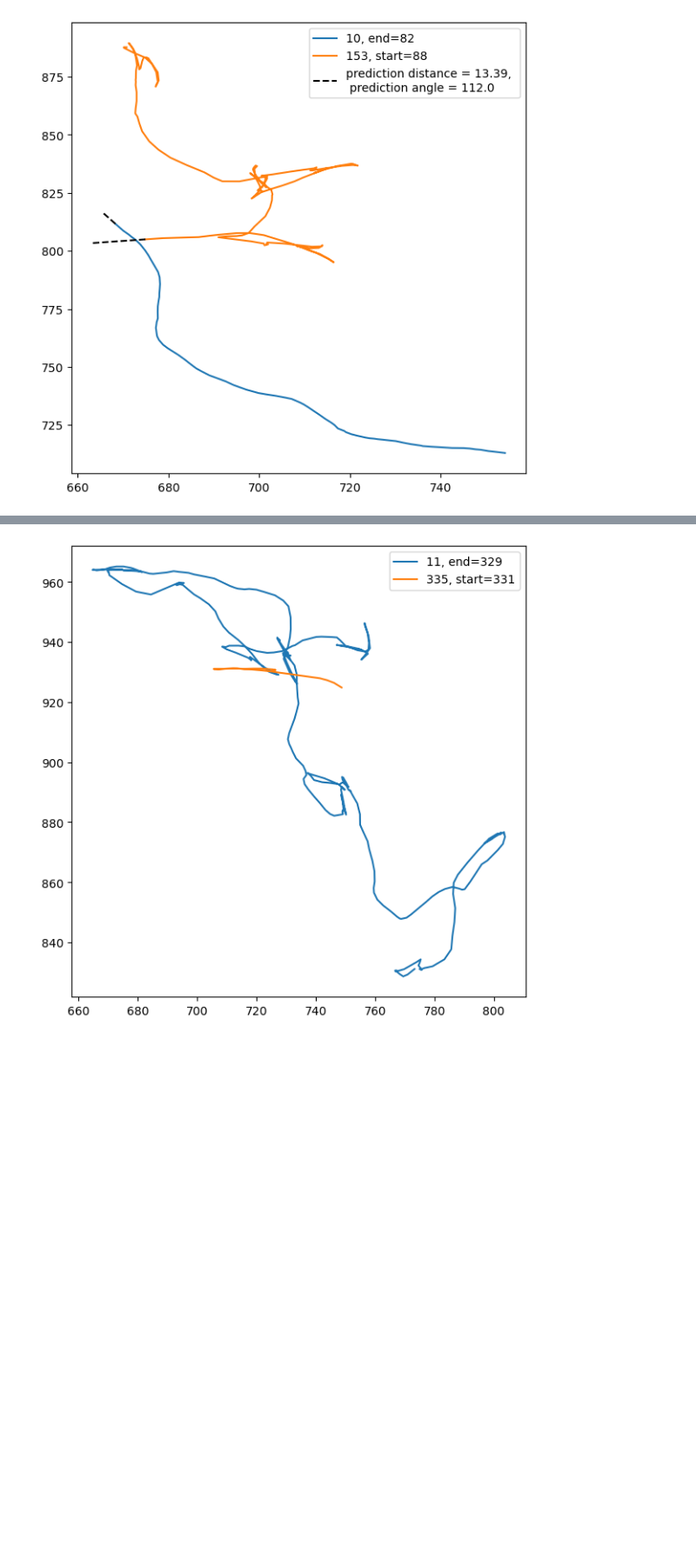
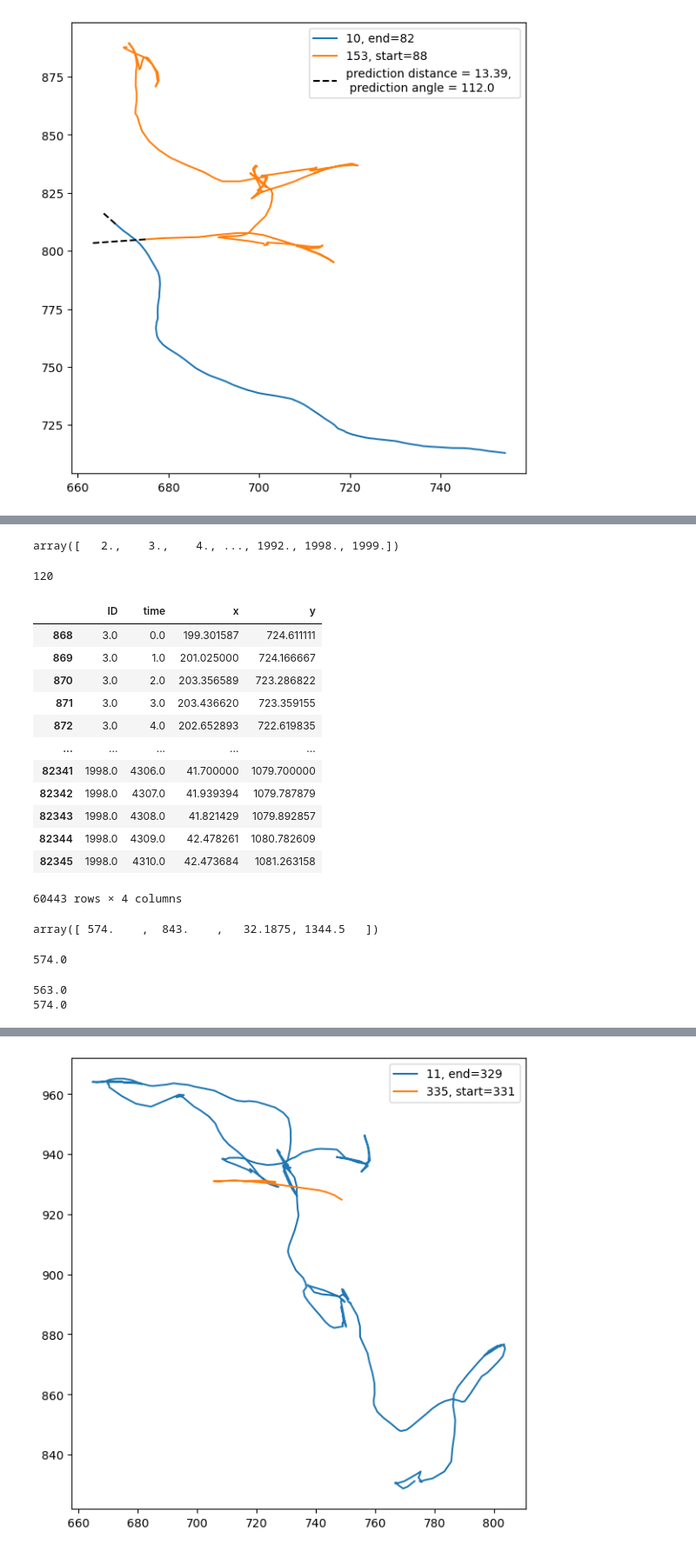
Before and after one commit to rafaeljacobsen/combinewormtracks, a Jupyter notebook: combinewormtracks.ipynb, the cells around one changed output, grey strips where cells are left out. Shown: that part at 87% size. Cells and saved outputs as stored; diff of their text form; code cells hidden in the pictures; blank space fills up the shorter version.

```diff
--- a/combinewormtracks.ipynb
+++ b/combinewormtracks.ipynb
@@ -287,0 +207,28 @@ tracksdf[tracksdf.time==325]
+# %%
+np.unique(tracksdf.ID.values)
+# %% [output]
+array([   2.,    3.,    4., ..., 1992., 1998., 1999.])
+# %%
+startend.loc[119].end
+# %% [output]
+120
+# %%
+tracksdf[np.isin(tracksdf.ID,idstodrop,invert=True)]
+# %% [output]
+|  | ID | time | x | y |
+| 868 | 3.0 | 0.0 | 199.301587 | 724.611111 |
+| 869 | 3.0 | 1.0 | 201.025000 | 724.166667 |
+| 870 | 3.0 | 2.0 | 203.356589 | 723.286822 |
+| 871 | 3.0 | 3.0 | 203.436620 | 723.359155 |
+| 872 | 3.0 | 4.0 | 202.652893 | 722.619835 |
+| ... | ... | ... | ... | ... |
+| 82341 | 1998.0 | 4306.0 | 41.700000 | 1079.700000 |
+| 82342 | 1998.0 | 4307.0 | 41.939394 | 1079.787879 |
+| 82343 | 1998.0 | 4308.0 | 41.821429 | 1079.892857 |
+| 82344 | 1998.0 | 4309.0 | 42.478261 | 1080.782609 |
+| 82345 | 1998.0 | 4310.0 | 42.473684 | 1081.263158 |
+60443 rows × 4 columns
+# %%
+list(tracksdf[(tracksdf.ID==574) & (tracksdf.time==startend.loc[574].end)].values)[0]
+# %% [output]
+array([ 574.    ,  843.    ,   32.1875, 1344.5   ])
@@ -287,0 +237,11 @@ tracksdf[tracksdf.time==325]
+# %%
+combo
+# %% [output]
+574.0
+# %%
+for ID in np.unique(tracksdf.ID.values):
+    if len(tracksdf[(tracksdf.ID==ID)&(np.abs(combotime-tracksdf.time)<20)&(np.abs(tracksdf.x-combox)<100)&(np.abs(tracksdf.y-comboy)<100)]):
+        print(ID)
+# %% [output]
+563.0
+574.0
```
Also changed, not shown: parts of 17 cells of this notebook, 4 other files.
